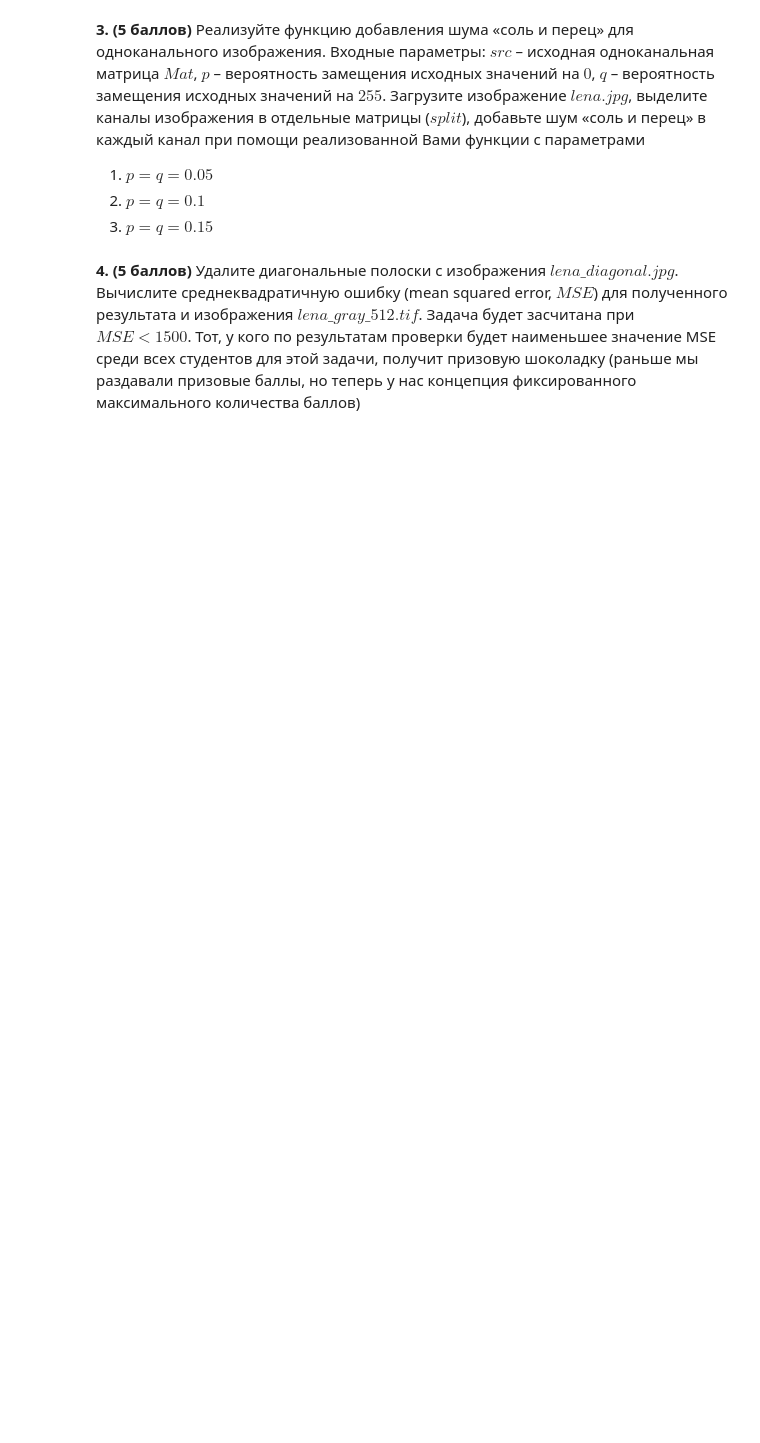
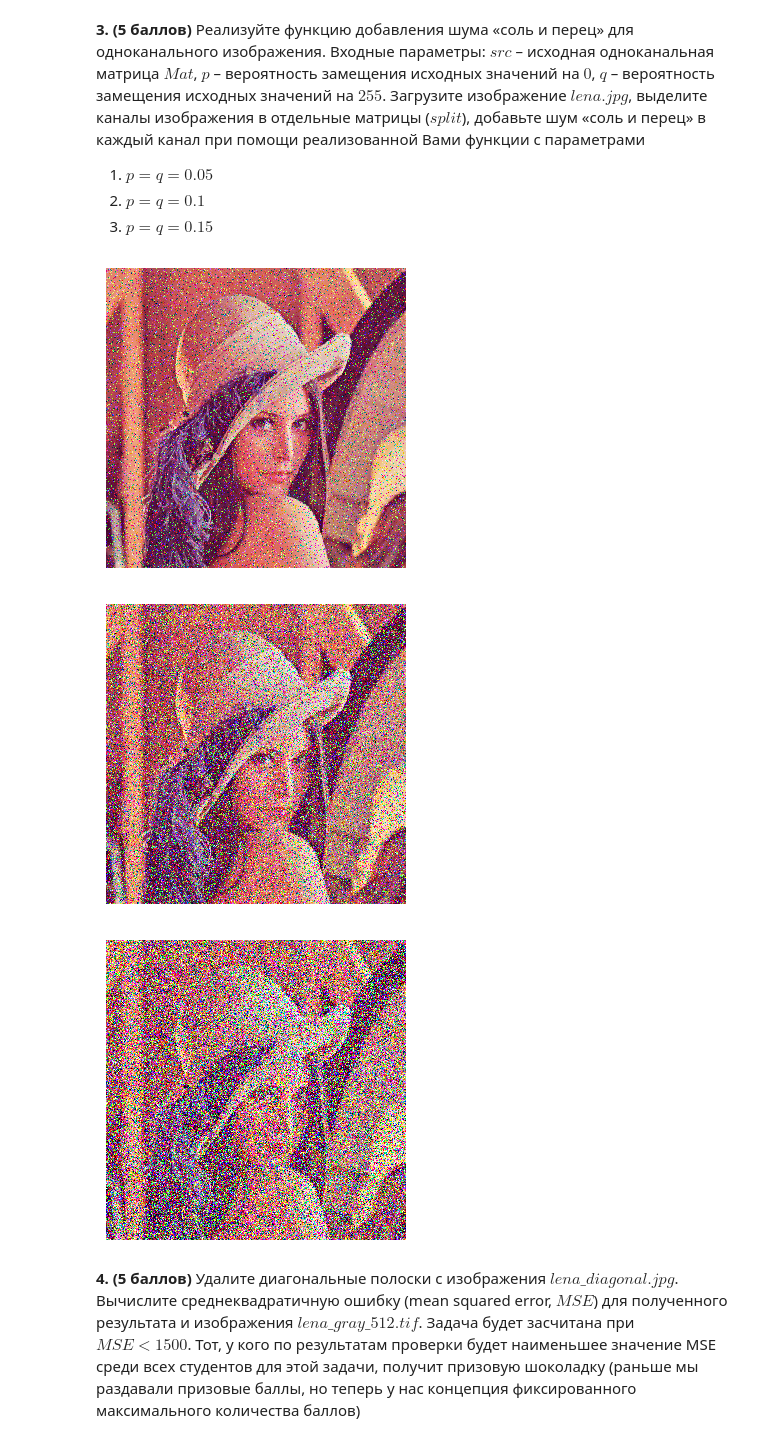
Before and after one commit to GrigoryBartosh/hse08_ip, a Jupyter notebook: hw2/homework2.ipynb, the cells around one changed output. Drawn from its saved outputs; the diff is of its cells as text; code cells hidden in the pictures; blank space fills up the shorter version.

```diff
--- a/hw2/homework2.ipynb
+++ b/hw2/homework2.ipynb
@@ -40,2 +107,26 @@ def salt_pepper(src, p, q):
+# %%
+def salt_pepper(src, p, q):
+    p_pix = np.where(np.random.binomial(1, p=p, size=src.shape))
+    q_pix = np.where(np.random.binomial(1, p=q, size=src.shape))
+
+    dst = src.copy()
+    dst[p_pix] = 0
+    dst[q_pix] = 255
+
+    return dst
+
+lena_b, lena_g, lena_r = cv2.split(lena)
+
+for p in [0.05, 0.1, 0.15]:
+    lena_b = salt_pepper(lena_b, p, p)
+    lena_g = salt_pepper(lena_g, p, p)
+    lena_r = salt_pepper(lena_r, p, p)
+
+    lena_salt_pepper = cv2.merge((lena_b, lena_g, lena_r))
+    show(lena_salt_pepper)
+# %% [output]
+[figure, added]
+[figure, added]
+[figure, added]
 # %% [markdown]
 **4. (5 баллов)** Удалите диагональные полоски с изображения $lena\_diagonal.jpg$. Вычислите среднеквадратичную ошибку (mean squared error, $MSE$) для полученного результата и изображения $lena\_gray\_512.tif$. Задача будет засчитана при $MSE < 1500$. Тот, у кого по результатам проверки будет наименьшее значение MSE среди всех студентов для этой задачи, получит призовую шоколадку (раньше мы раздавали призовые баллы, но теперь у нас концепция фиксированного максимального количества баллов)
```
Also changed, not shown: parts of 19 cells of this notebook.
